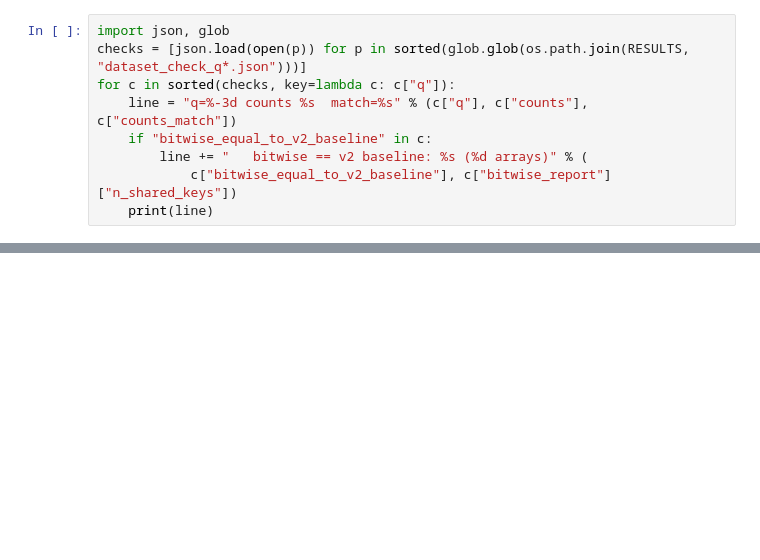
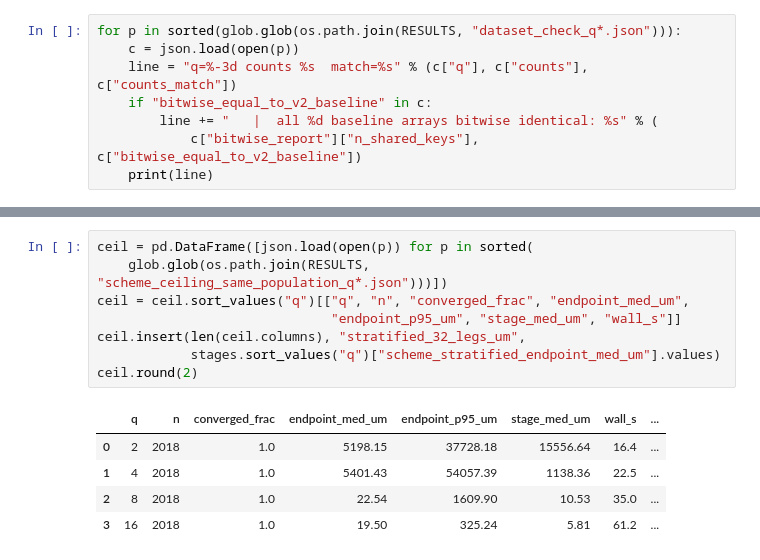
Before and after one commit to GeorgeWilliam1999/LHCb-Extrapolation, a Jupyter notebook: Raissi_disc_time_approach/Stage_count_sweep/analysis.ipynb, the cells around one changed output, grey strips where cells are left out. Cells and saved outputs as stored; diff of their text form; blank space fills up the shorter version.

```diff
--- a/Raissi_disc_time_approach/Stage_count_sweep/analysis.ipynb
+++ b/Raissi_disc_time_approach/Stage_count_sweep/analysis.ipynb
@@ -46,11 +71,10 @@ question about the leg and the field, not about how many planes we sample the le
 and the q = 8 file must reproduce the verified `One_step_network_v2` dataset array for
 array, because that is the file the baseline result was trained on.
 # %%
-import json, glob
-checks = [json.load(open(p)) for p in sorted(glob.glob(os.path.join(RESULTS, "dataset_check_q*.json")))]
-for c in sorted(checks, key=lambda c: c["q"]):
+for p in sorted(glob.glob(os.path.join(RESULTS, "dataset_check_q*.json"))):
+    c = json.load(open(p))
     line = "q=%-3d counts %s  match=%s" % (c["q"], c["counts"], c["counts_match"])
     if "bitwise_equal_to_v2_baseline" in c:
-        line += "   bitwise == v2 baseline: %s (%d arrays)" % (
-            c["bitwise_equal_to_v2_baseline"], c["bitwise_report"]["n_shared_keys"])
+        line += "   |  all %d baseline arrays bitwise identical: %s" % (
+            c["bitwise_report"]["n_shared_keys"], c["bitwise_equal_to_v2_baseline"])
     print(line)
@@ -56,0 +101,14 @@ for c in sorted(checks, key=lambda c: c["q"]):
+# %%
+ceil = pd.DataFrame([json.load(open(p)) for p in sorted(
+    glob.glob(os.path.join(RESULTS, "scheme_ceiling_same_population_q*.json")))])
+ceil = ceil.sort_values("q")[["q", "n", "converged_frac", "endpoint_med_um",
+                              "endpoint_p95_um", "stage_med_um", "wall_s"]]
+ceil.insert(len(ceil.columns), "stratified_32_legs_um",
+            stages.sort_values("q")["scheme_stratified_endpoint_med_um"].values)
+ceil.round(2)
+# %% [output]
+|  | q | n | converged_frac | endpoint_med_um | endpoint_p95_um | stage_med_um | wall_s | ... |
+| 0 | 2 | 2018 | 1.0 | 5198.15 | 37728.18 | 15556.64 | 16.4 | ... |
+| 1 | 4 | 2018 | 1.0 | 5401.43 | 54057.39 | 1138.36 | 22.5 | ... |
+| 2 | 8 | 2018 | 1.0 | 22.54 | 1609.90 | 10.53 | 35.0 | ... |
+| 3 | 16 | 2018 | 1.0 | 19.50 | 325.24 | 5.81 | 61.2 | ... |
```
Also changed, not shown: parts of 18 cells of this notebook, 14 other files.
